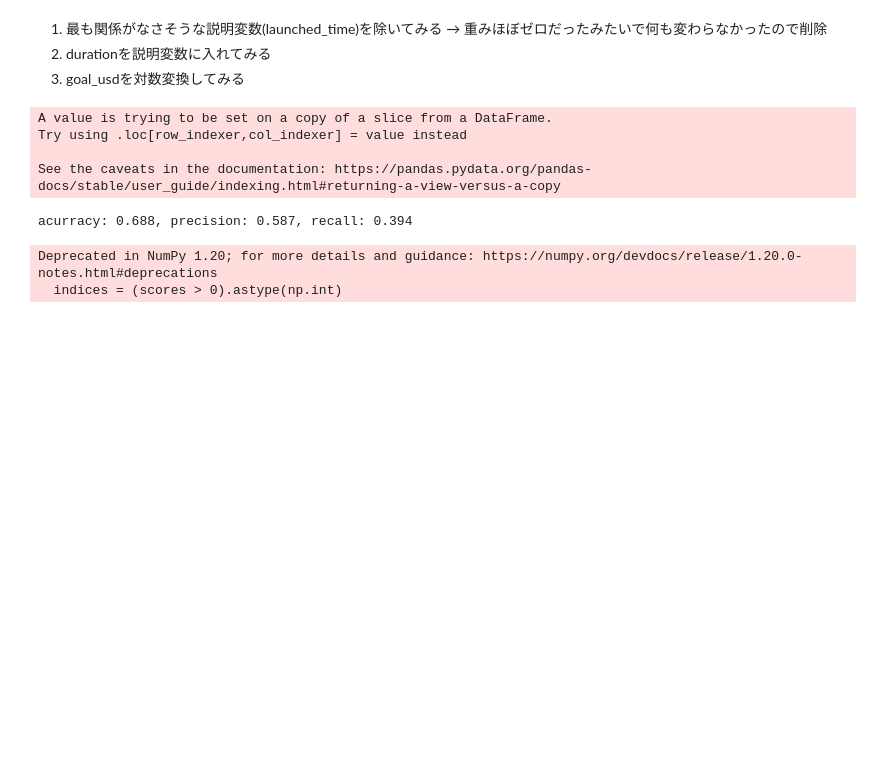
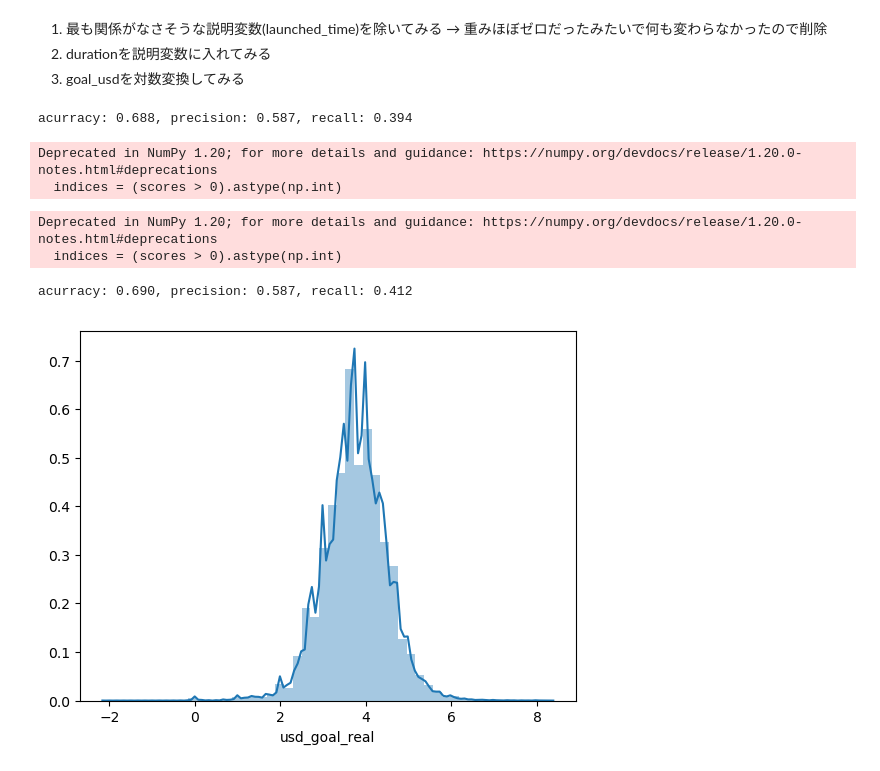
Before and after one commit to masam101376/kickstarter-projects, a Jupyter notebook: practice.ipynb, the cells around one changed output. Cells and saved outputs as stored; diff of their text form; code cells hidden in the pictures; blank space fills up the shorter version.

Commit message:
Convert 'usd_goal_real' var into log scale.

```diff
--- a/practice.ipynb
+++ b/practice.ipynb
@@ -336,7 +310,7 @@ acurracy: 0.688, precision: 0.587, recall: 0.396
 3. goal_usdを対数変換してみる
 # %%
 # 2. Add 'duration' to the explanatories.
-X1_2 = X1
+X1_2 = copy(X1)
 X1_2['duration'] = X1_2['deadline'] - X1_2['launched']
 
 scaler.fit(X1_2.values)
@@ -354,10 +328,32 @@ print(f'acurracy: {ac:.3f}, precision: {pr:.3f}, recall: {re:.3f}')
 
 # Scores did not change.
 # %% [output]
-A value is trying to be set on a copy of a slice from a DataFrame.
-Try using .loc[row_indexer,col_indexer] = value instead
-
-See the caveats in the documentation: https://pandas.pydata.org/pandas-docs/stable/user_guide/indexing.html#returning-a-view-versus-a-copy
+acurracy: 0.688, precision: 0.587, recall: 0.394
-acurracy: 0.688, precision: 0.587, recall: 0.394
+Deprecated in NumPy 1.20; for more details and guidance: https://numpy.org/devdocs/release/1.20.0-notes.html#deprecations
+  indices = (scores > 0).astype(np.int)
-Deprecated in NumPy 1.20; for more details and guidance: https://numpy.org/devdocs/release/1.20.0-notes.html#deprecations
-  indices = (scores > 0).astype(np.int)
+# %%
+# 3. Convert 'usd_goal_real' into log-scale.
+X1_3 = copy(X1)
+X1_3['usd_goal_real'] = X1_3['usd_goal_real'].map(math.log10)
+
+sns.distplot(X1_3['usd_goal_real'])
+
+scaler.fit(X1_3.values)
+X1_scaled_3 = scaler.transform(X1_3.values)
+
+X_3 = np.concatenate([X1_scaled_3, X2_dummy], axis=1)
+
+clf.fit(X_3, y)
+y_est_3 = clf.predict(X_3)
+
+ac = accuracy_score(y, y_est_3)
+pr = precision_score(y, y_est_3)
+re = recall_score(y, y_est_3)
+print(f'acurracy: {ac:.3f}, precision: {pr:.3f}, recall: {re:.3f}')
+
+# Scores have slightly been up.
+# %% [output]
+Deprecated in NumPy 1.20; for more details and guidance: https://numpy.org/devdocs/release/1.20.0-notes.html#deprecations
+  indices = (scores > 0).astype(np.int)
+acurracy: 0.690, precision: 0.587, recall: 0.412
+[figure, added]
```
Also changed, not shown: parts of 4 cells of this notebook.
